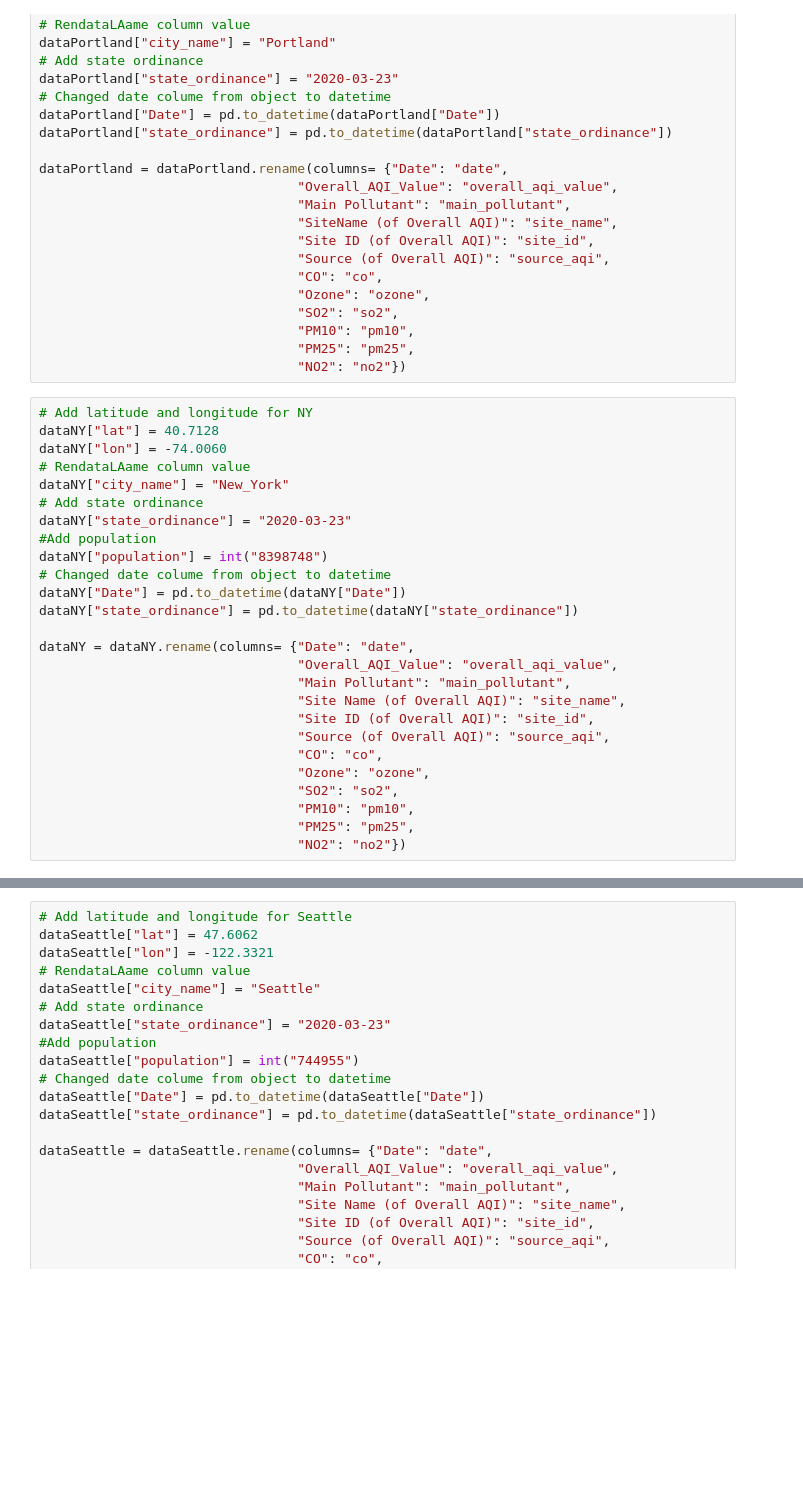
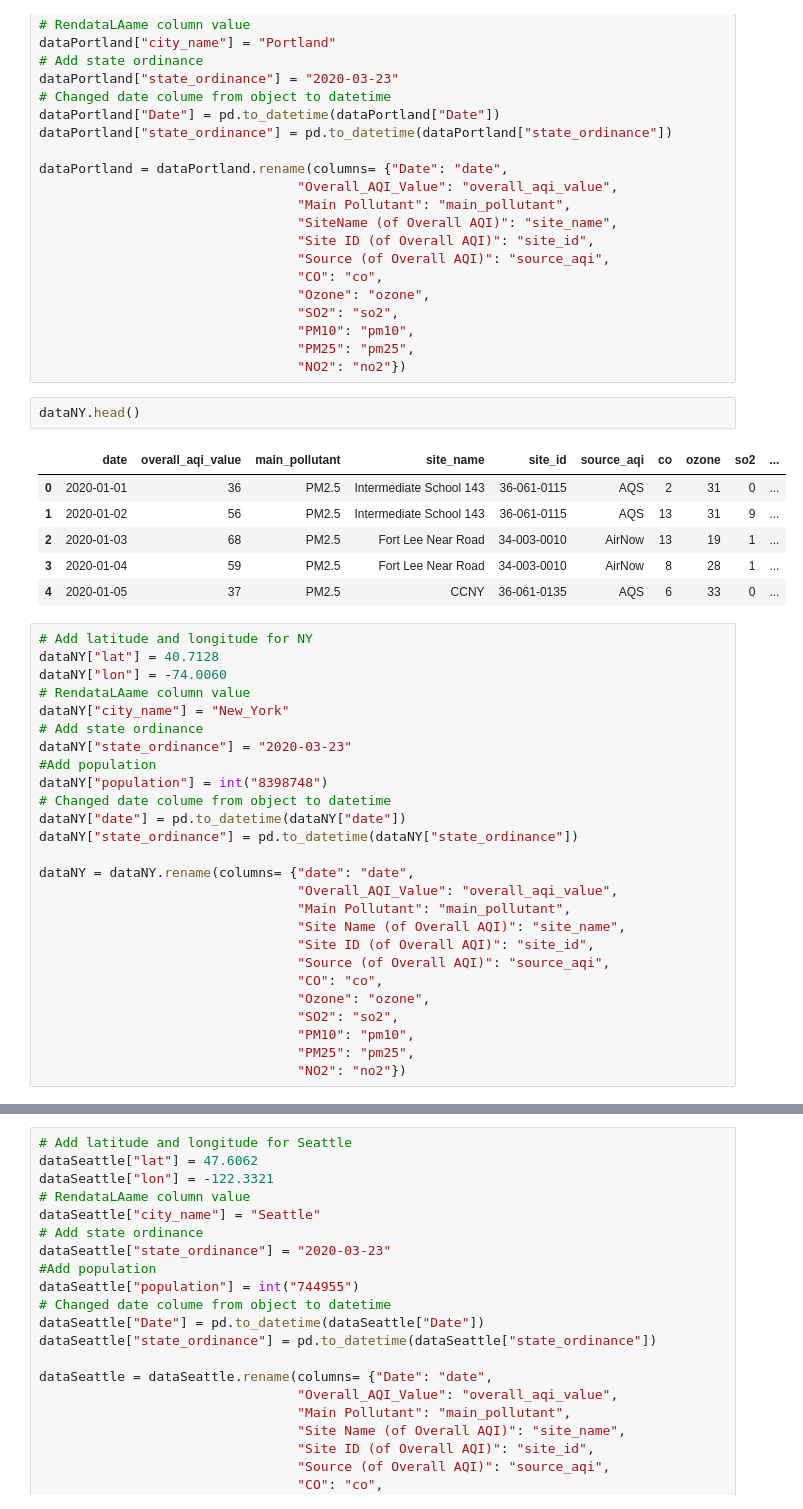
Before and after one commit to angiekl74/Project-2, a Jupyter notebook: CleanedAQIData.ipynb, the cells around one changed output, grey strips where cells are left out. Cells and saved outputs as stored; diff of their text form; blank space fills up the shorter version.

```diff
--- a/CleanedAQIData.ipynb
+++ b/CleanedAQIData.ipynb
@@ -369,6 +449,15 @@ dataPortland = dataPortland.rename(columns= {"Date": "date",
                                  "PM10": "pm10",
                                  "PM25": "pm25",
                                  "NO2": "no2"})
+# %%
+dataNY.head()
+# %% [output]
+|  | date | overall_aqi_value | main_pollutant | site_name | site_id | source_aqi | co | ozone | so2 | ... |
+| 0 | 2020-01-01 | 36 | PM2.5 | Intermediate School 143 | 36-061-0115 | AQS | 2 | 31 | 0 | ... |
+| 1 | 2020-01-02 | 56 | PM2.5 | Intermediate School 143 | 36-061-0115 | AQS | 13 | 31 | 9 | ... |
+| 2 | 2020-01-03 | 68 | PM2.5 | Fort Lee Near Road | 34-003-0010 | AirNow | 13 | 19 | 1 | ... |
+| 3 | 2020-01-04 | 59 | PM2.5 | Fort Lee Near Road | 34-003-0010 | AirNow | 8 | 28 | 1 | ... |
+| 4 | 2020-01-05 | 37 | PM2.5 | CCNY | 36-061-0135 | AQS | 6 | 33 | 0 | ... |
 # %%
 # Add latitude and longitude for NY
 dataNY["lat"] = 40.7128
@@ -380,10 +469,10 @@ dataNY["state_ordinance"] = "2020-03-23"
 #Add population
 dataNY["population"] = int("8398748")
 # Changed date colume from object to datetime
-dataNY["Date"] = pd.to_datetime(dataNY["Date"])
+dataNY["date"] = pd.to_datetime(dataNY["date"])
 dataNY["state_ordinance"] = pd.to_datetime(dataNY["state_ordinance"])
 
-dataNY = dataNY.rename(columns= {"Date": "date",
+dataNY = dataNY.rename(columns= {"date": "date",
                                  "Overall_AQI_Value": "overall_aqi_value",
                                  "Main Pollutant": "main_pollutant",
                                  "Site Name (of Overall AQI)": "site_name",
```
Also changed, not shown: parts of 20 cells of this notebook, 5 other files.
